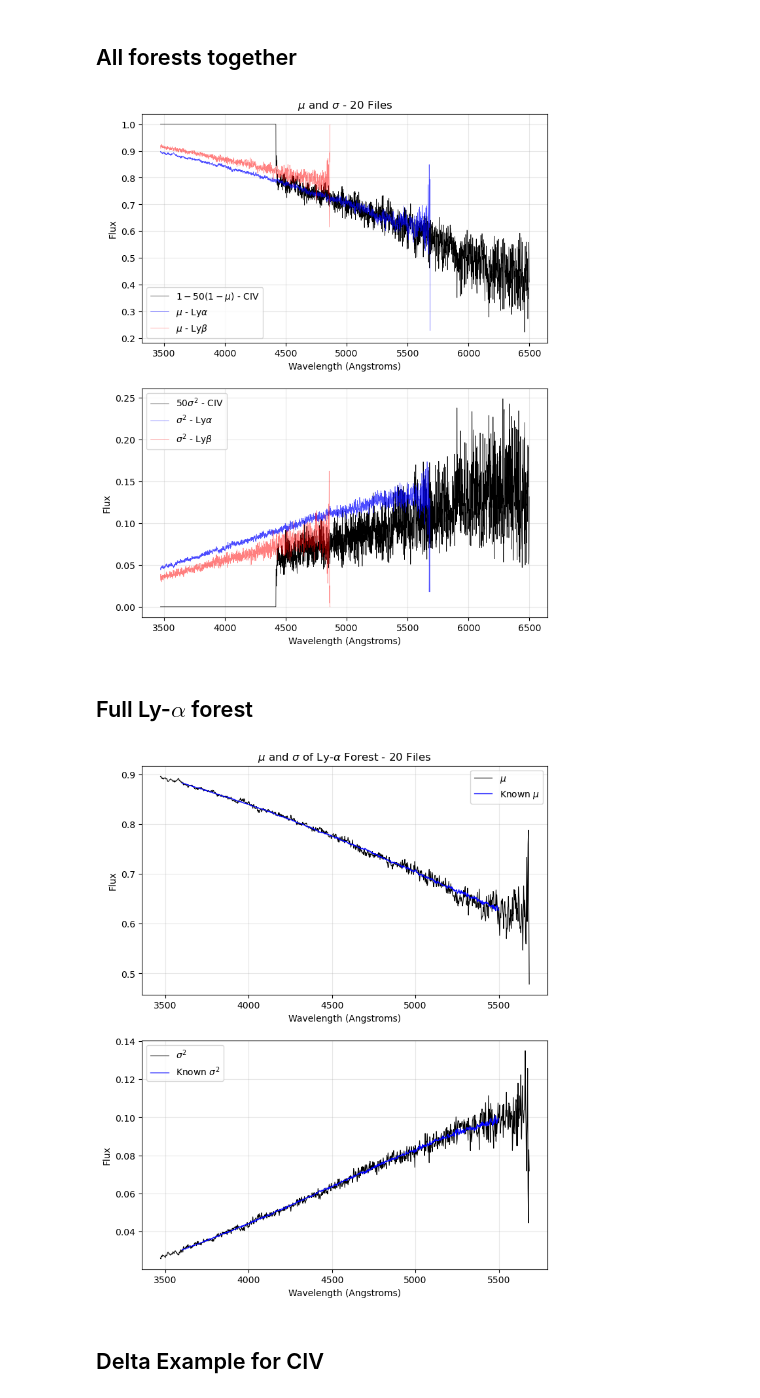
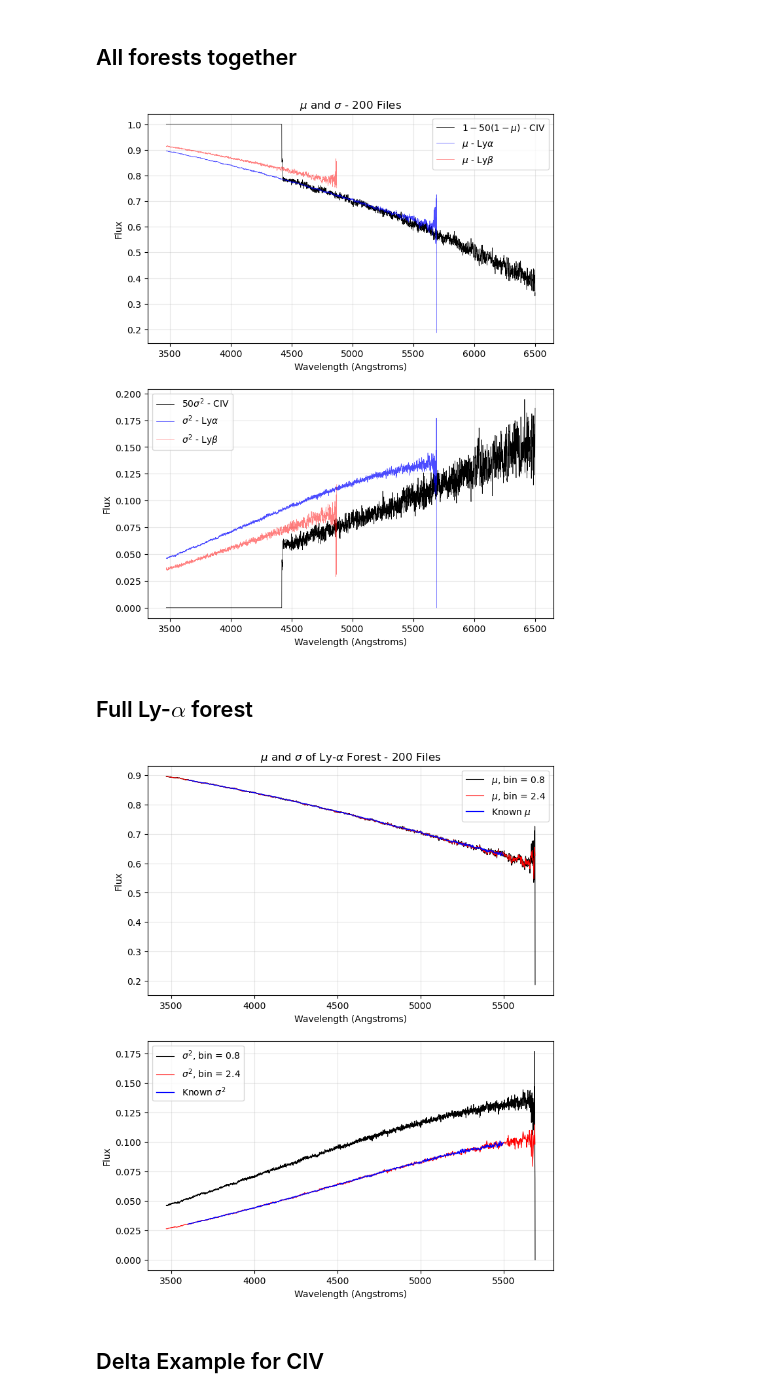
Before and after one commit to GabrielMissael/cosmoforests, a Jupyter notebook: main.ipynb, the cells around one changed output. Saved outputs shown, nothing was run; the diff lists cells and outputs as text; code cells hidden in the pictures.

```diff
--- a/main.ipynb
+++ b/main.ipynb
@@ -185,7 +185,7 @@ $$\sigma_c^2 = \frac{n_1[\sigma_1^2 + (\mu_1 - \mu_c)^2] + n_2[\sigma_2^2 + (\mu
 This is implemented in the function `general_stats` in the file `statistics.py`.
 # %%
 # Number of files to consider. Write None for all files
-N = 15
+N = None
 # %% [markdown]
 ## $CIV$ forest
 # %%
@@ -331,15 +333,15 @@ ax[1].grid(alpha = 0.3)
 ax[0].set_title(f'$\mu$ and $\sigma$ - {n_files} Files')
 plt.show()
 # %% [output]
-[figure, old version]
+[figure, new version]
 # %% [markdown]
 ## Full Ly-$\alpha$ forest
 # %%
-N = 20
+N = None
 
 # Get general statistics
-wv_a, total_mean_a, total_std_a, n_files = general_stats(fits_path[:N], bin_size = 2.4,
-                                                      save = 'data/processed/Full_LYa.csv', load = False,
+wv_a2, total_mean_a2, total_std_a2, n_files2 = general_stats(fits_path[:N], bin_size = 2.4,
+                                                      save = 'data/processed/Prueba_LyA.csv', load = False,
                                                       lambda_min = 1045.0, lambda_max = 1185.0, verbose = True,
                                                       forest_type = 'F_LYA')
 
@@ -357,31 +359,35 @@ mean = data['MEANFLUX']
 # %%
 # Create figure
 fig, ax = plt.subplots(2, 1, figsize=(8, 10))
 
 # Plot mean
 ax[0].plot(wv_a, total_mean_a, alpha = 1, color = 'black',
-        label = '$\mu$', linewidth = 0.8)
+        label = '$\mu$, bin = 0.8', linewidth = 0.8)
+ax[0].plot(wv_a2, total_mean_a2, alpha = 1, color = 'red',
+        label = '$\mu$, bin = 2.4', linewidth = 0.8)
 ax[0].plot(wv, mean, color = 'blue', linewidth = 1, label = 'Known $\mu$')
 #ax[0].set_xlim(4390, 5700)
 ax[0].set_xlabel('Wavelength (Angstroms)')
 ax[0].set_ylabel('Flux')
 ax[0].legend()
 ax[0].grid(alpha = 0.3)
 
 # Plot mean
 ax[1].plot(wv_a, total_std_a**2, alpha = 1, color = 'black',
-        label = '$\sigma^2$', linewidth = 0.8)
+        label = '$\sigma^2$, bin = 0.8', linewidth = 0.8)
+ax[1].plot(wv_a2, total_std_a2**2, alpha = 1, color = 'red',
+        label = '$\sigma^2$, bin = 2.4', linewidth = 0.8)
 ax[1].plot(wv, var, color = 'blue', linewidth = 1, label = 'Known $\sigma^2$')
 #ax[1].set_xlim(4390, 5700)
 ax[1].set_xlabel('Wavelength (Angstroms)')
 ax[1].set_ylabel('Flux')
 ax[1].legend()
 ax[1].grid(alpha = 0.3)
 
 ax[0].set_title(f'$\mu$ and $\sigma$ of Ly-$\\alpha$ Forest - {n_files} Files')
 plt.show()
 # %% [output]
-[figure, old version]
+[figure, new version]
 # %% [markdown]
 ## Delta Example for CIV
 # %%
```
Also changed, not shown: parts of 16 cells of this notebook.
